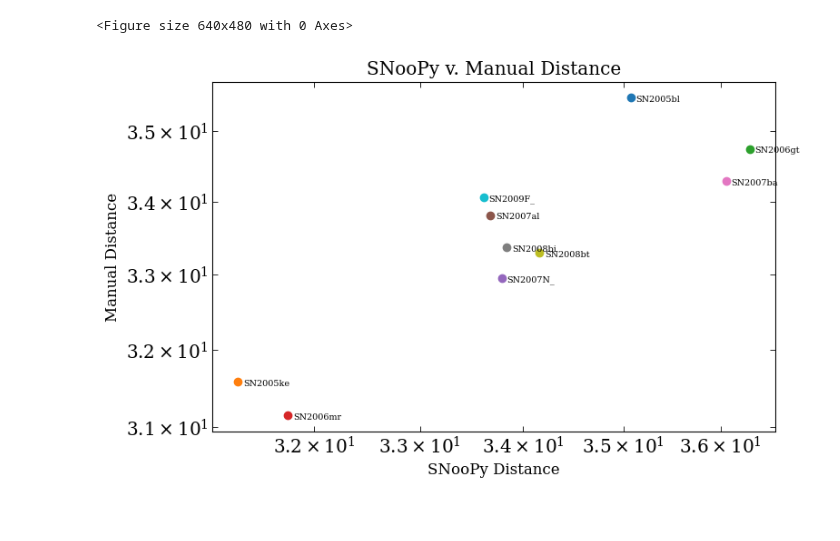
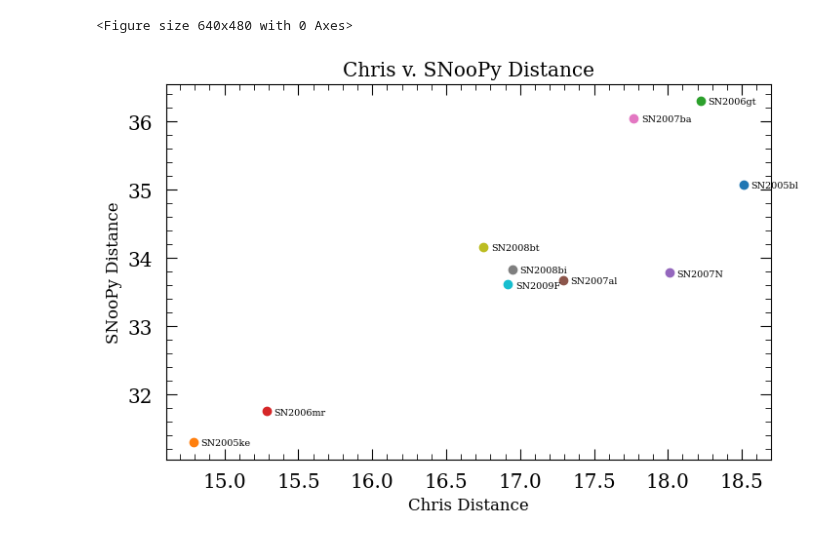
Before and after one commit to mekhi-woods/HiloCATsSN1991bg, a Jupyter notebook: main.ipynb, the cells around one changed output. Cells and saved outputs as stored; diff of their text form; code cells hidden in the pictures; blank space fills up the shorter version.

Commit message:
added code to open DR3_fits.dat and compare it to Krisciunas fits

```diff
--- a/main.ipynb
+++ b/main.ipynb
@@ -101,7 +83,7 @@ def manual_muist_calc(s, M_B = -16.38):
     peakmB = s.get_max(['B'], use_model=True)[1][0]
     return peakmB - M_B
 
-def KrisciunasFitting(paths, model='EBV_model2', shape='st', bands=['B','g','r','i'], output=False, saveDist=True, plotDvD=True):
+def altKrisciunasFitting(paths, model='EBV_model2', shape='st', bands=['B','g','r','i'], output=False, saveDist=True, plotDvD=True):
     # SNeObjs = []
     n_old = [0,1,2,3,4,5,6,7,8,9,10,11,12]
     valid_n = [0,1,3,4,5,6,8,10,11,12]
@@ -158,6 +140,38 @@ def KrisciunasFitting(paths, model='EBV_model2', shape='st', bands=['B','g','r',
         plt.show()
     return (all_names, all_snpy_mu, all_manual_mu)
 
+def KrisciunasFitting(paths, model='EBV_model2', shape='st', bands=['B','g','r','i'], output=False):
+    n_old = [0,1,2,3,4,5,6,7,8,9,10,11,12]
+    valid_n = [0,1,3,4,5,6,8,10,11,12]
+    problem_children = [2,7,9]
+
+    SNeDistances = {}
+
+    for n in valid_n:
+        tarName = paths[n][39:47].replace('_', '')
+        tarSave = '/content/saved_models/'+tarName+'_'+model+'.snpy'
+        print('[ '+str(n+1)+' / '+str(len(n_old))+'] Fiting data for '+tarName+'...')
+
+        # Create/Retrieve Fit
+        if os.path.exists(tarSave):
+            s_n = snpy.get_sn(tarSave)
+        else:
+            s_n = snpy_fit(paths[n], model=model, shapeParam=shape, BandsToFit=bands, summarize=output) # Enter snpy fit function
+            s_n.save(tarSave)
+
+        # Pull SNooPY distance
+        snpy_mu = s_n.get_distmod() # Nab paramaters from SNe objects)
+
+        # Update dictionary
+        SNeDistances.update({tarName: snpy_mu})
+
+        # Print info
+        print('Redshift:\t z = '+str(s_n.z))
+        print('Distance: \t mu = '+str(round(snpy_mu, 4)))
+        print('\n')
+        plt.clf()
+    return SNeDistances
+
 if __name__ == '__main__':
     recover_dir()
 
@@ -167,12 +181,27 @@ if __name__ == '__main__':
     for tar in KrisciunasNames:
         filePaths.append('/content/HiloCATsSN1991bg/data/CSPdata/'+str(tar)+'_snpy.txt')
 
-    KrisciunasDistances = KrisciunasFitting(paths=filePaths,
-                                            model='EBV_model2',
-                                            shape='st',
-                                            bands=['B','g','r','i'],
-                                            output=False,
-                                            saveDist=True,
-                                            plotDvD=True)
+    snpyDistances = KrisciunasFitting(paths=filePaths,
+                                      model='EBV_model2',
+                                      shape='st',
+                                      bands=['B','g','r','i'],
+                                      output=False)
+
+    chrisData = np.genfromtxt('/content/HiloCATsSN1991bg/DR3_fits.dat', skip_header=1, dtype=str)
+    chrisDistances = {}
+    for n in range(len(KrisciunasNames)):
+        equalPnt = np.where(chrisData[:, 0] == KrisciunasNames[n])[0][0]
+        chrisDistances.update({KrisciunasNames[n]: float(chrisData[equalPnt, 11])})
+
+    # Plot Distance v. Distance
+    print("Ploting differences in distance calculations...")
+    plt.figure(figsize=(8,5))
+    for x in snpyDistances:
+        plt.scatter(chrisDistances[x], snpyDistances[x])
+        plt.text(chrisDistances[x]+0.05, snpyDistances[x]-0.05, x, fontsize='xx-small')
+        print(chrisDistances[x], snpyDistances[x])
+    plt.title("Chris v. SNooPy Distance"); plt.xlabel('Chris Distance'); plt.ylabel('SNooPy Distance')
+    plt.savefig('chris_v_snpy_dist.png')
+    plt.show()
 # %% [output]
 [ 1 / 13] Fiting data for SN2005bl...
@@ -195,3 +224,3 @@ Ploting differences in distance calculations...
 <Figure size 640x480 with 0 Axes>
-[figure, old version]
+[figure, new version]
 # %%
```
Also changed, not shown: parts of 3 cells of this notebook.
